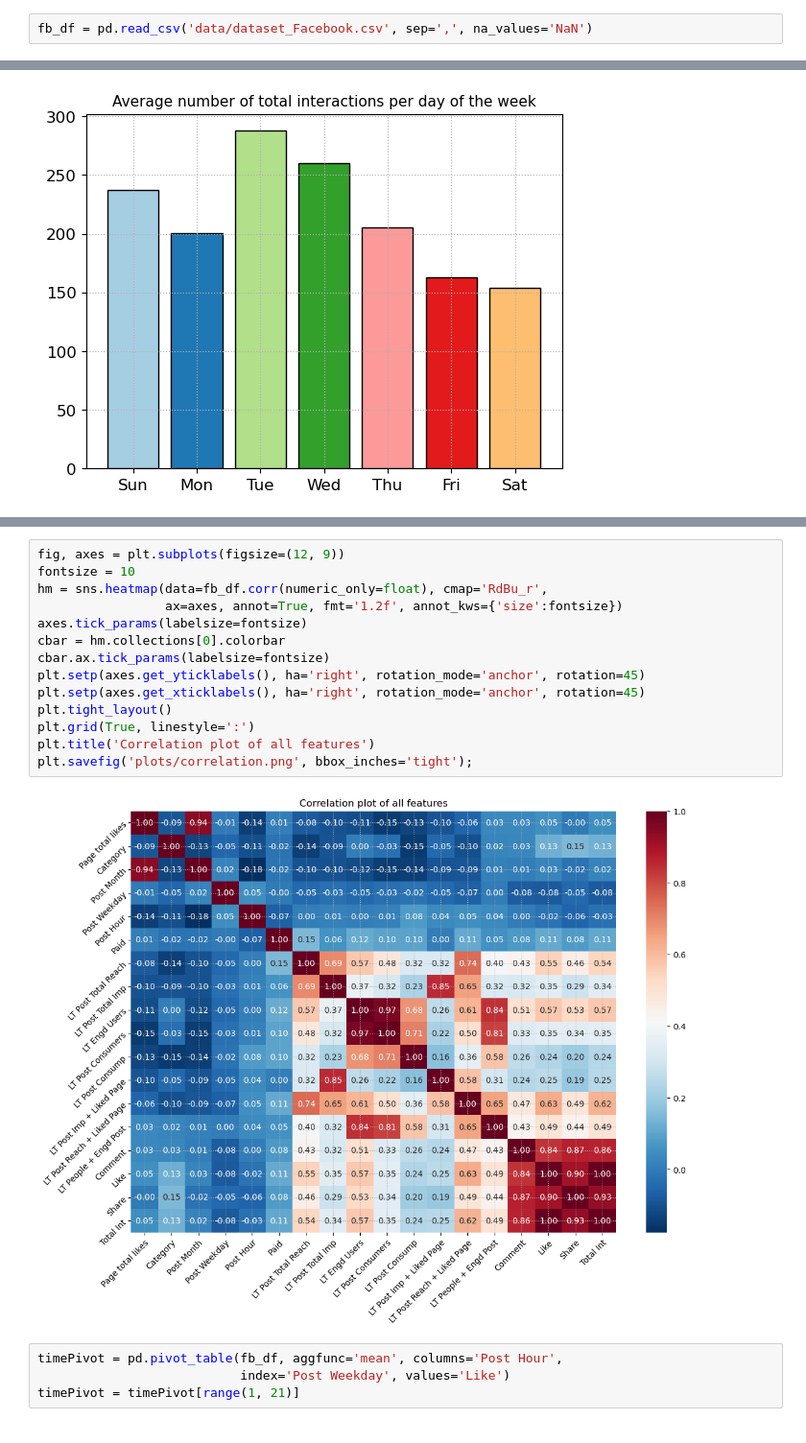
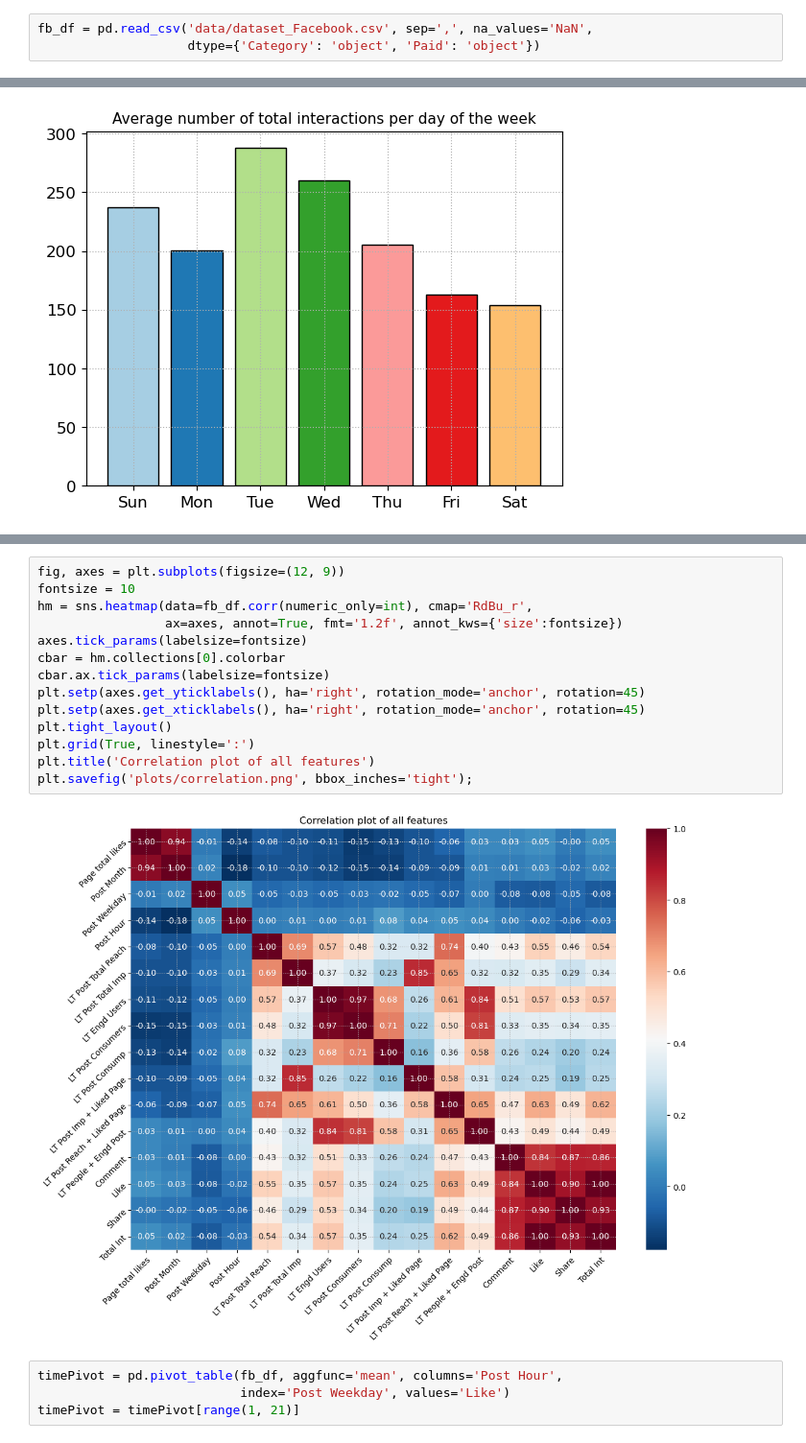
Before and after one commit to capac/facebook-metrics-data-set, a Jupyter notebook: fb_metrics.ipynb, the cells around one changed output, grey strips where cells are left out. Shown at 96% size. Saved outputs shown, nothing was run; the diff lists cells and outputs as text.

Commit message:
Correlation plot only contains true numeric features

```diff
--- a/fb_metrics.ipynb
+++ b/fb_metrics.ipynb
@@ -4,7 +4,8 @@ import numpy as np
 import matplotlib.pyplot as plt
 import seaborn as sns
 # %%
-fb_df = pd.read_csv('data/dataset_Facebook.csv', sep=',', na_values='NaN')
+fb_df = pd.read_csv('data/dataset_Facebook.csv', sep=',', na_values='NaN',
+                    dtype={'Category': 'object', 'Paid': 'object'})
 # %%
 # Shorten column names
 fb_df.rename(columns={'Lifetime Post Total Reach': 'LT Post Total Reach',
@@ -180,19 +181,19 @@ plt.savefig('plots/number_of_total_interactions_per_paid_advertisement.png', bbo
 # %%
 fig, axes = plt.subplots(figsize=(12, 9))
 fontsize = 10
-hm = sns.heatmap(data=fb_df.corr(numeric_only=float), cmap='RdBu_r',
+hm = sns.heatmap(data=fb_df.corr(numeric_only=int), cmap='RdBu_r',
                  ax=axes, annot=True, fmt='1.2f', annot_kws={'size':fontsize})
 axes.tick_params(labelsize=fontsize)
 cbar = hm.collections[0].colorbar
 cbar.ax.tick_params(labelsize=fontsize)
 plt.setp(axes.get_yticklabels(), ha='right', rotation_mode='anchor', rotation=45)
 plt.setp(axes.get_xticklabels(), ha='right', rotation_mode='anchor', rotation=45)
 plt.tight_layout()
 plt.grid(True, linestyle=':')
 plt.title('Correlation plot of all features')
 plt.savefig('plots/correlation.png', bbox_inches='tight');
 # %% [output]
-[figure, old version]
+[figure, new version]
 # %%
 timePivot = pd.pivot_table(fb_df, aggfunc='mean', columns='Post Hour',
                            index='Post Weekday', values='Like')
```
Also changed, not shown: parts of 5 cells of this notebook, 1 other file.
